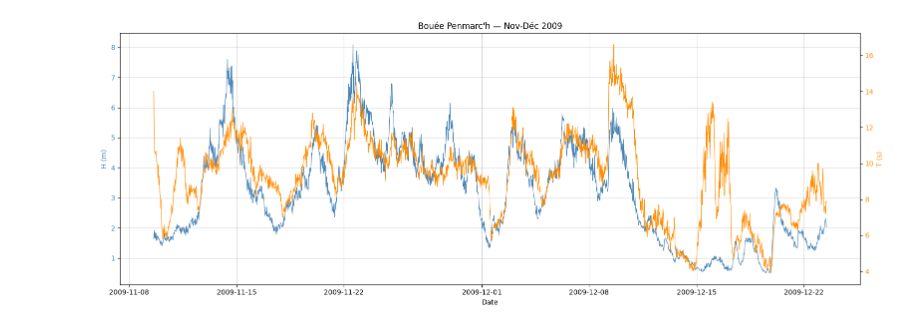
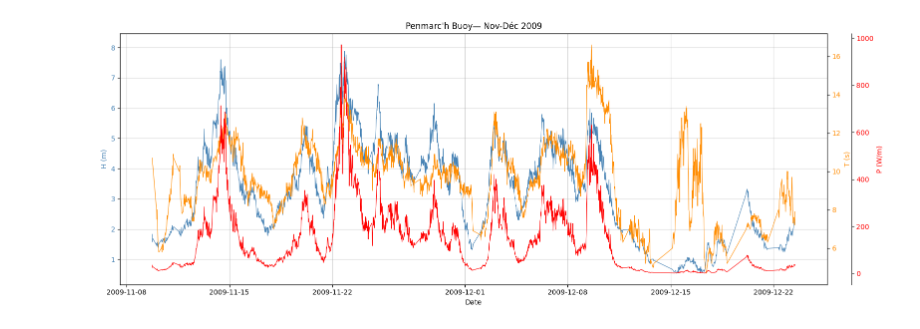
Before and after one commit to Kerhascoet/wave_project, a Jupyter notebook: notebooks/02_buoy_data.ipynb.ipynb, the cells around one changed output. Drawn from its saved outputs; the diff is of its cells as text; code cells hidden in the pictures.

```diff
--- a/notebooks/02_buoy_data.ipynb.ipynb
+++ b/notebooks/02_buoy_data.ipynb.ipynb
@@ -42,14 +149,27 @@ print(df.columns.tolist())  # liste des colonnes
 # Ici on a H13 pour H1/3, c'est la hauteur significative enregistrée par la bouée.
 # Ex : sur 100 vagues en 30 min la bouée va prendre les 33 + grande et fait la moyenne de ces vagues là
 # %%
-data = df[['DateHeure', 'H13D', 'TH13D']].copy()
+data = df_Ouest_SudOuest[['DateHeure', 'H13D', 'TH13D','THETAP']].copy()
 data = data.dropna()  # supprime les lignes avec NaN
 data = data.rename(columns={
-    'H13D' : 'H',   # hauteur significative (m) c'est H0 dans projet 1
+    'H13D' : 'H',   # hauteur de la vague à la profondeur h_bouée
     'TH13D': 'T'    # période (s)
 })
 
-print(f"Nombre de mesures valides : {len(data)}")
-print(f"Période couverte : {data['DateHeure'].min()} → {data['DateHeure'].max()}")
+temp_diff = data['DateHeure'].diff() # récupère toutes les différents écarts de mesures et les compte
+trous = temp_diff >= pd.Timedelta(hours=1) # Ici on créer la serie trous qui sera composée de True ou False
+data['groupes'] = trous.cumsum() # puis on créer la colonne groupes qui donne un numéro de groupe aux mesures de houles
+groupes_sizes = data.groupby('groupes')['DateHeure'].transform('count') # On regroupe les lignes par numéro de groupe puis on regarde,la colone DateHeure de chaque différents groupes
+# .transform('count') prend la taille du groupe et l'affecte à chaque lignes de ce groupe. Si le groupe 1 contient 45 mesures alors ces 45 lignes auront la valeur 45
+data = data[groupes_sizes >= 3].copy()
+
+# On ajoute une colone H0 (hauteur de vague en eaux profondes) et Puissance dans data pour les avoir sous le coude
+# On fait ça une fois qu'on à trier nos mesures, ça évite des calculs inutiles
+data['H0'] = [calcul_H0(T, h_bouée, H) for T, H in zip(data['T'], data['H'])]
+data['Puissance'] = [wave_power(T, h_bouée, H) for T, H in zip(data['T'], data['H'])]
+data['breaking_depth'] = [breaking_depth(T, H0) for T, H0 in zip(data['T'], data['H0'])]
+
+print(f"Nombre de mesures valides : {len(data)}\n")
+print(f"Période couverte : {data['DateHeure'].min()} - {data['DateHeure'].max()}\n")
 print(data.describe())  # statistiques de base
 # %% [output]
@@ -70,25 +196,39 @@ std                           NaN     1.623960     2.278124
 # %%
-import matplotlib.pyplot as plt
+
 
 fig, ax1 = plt.subplots(figsize=(16, 6))
 
 # Hauteur
 color = 'steelblue'
 ax1.set_xlabel('Date')
 ax1.set_ylabel('H (m)', color = color)
 line1 = ax1.plot(data['DateHeure'], data['H'], color=color, linewidth=0.8, label='Hauteur (H)')
 ax1.tick_params(axis='y', labelcolor=color)
 ax1.grid(alpha=0.5)
 
 # Période
 ax2 = ax1.twinx()
 color = 'darkorange'
 ax2.set_ylabel('T (s)', color=color)
 line2 = ax2.plot(data['DateHeure'], data['T'], color=color, linewidth=0.8, label='Période (T)')
 ax2.tick_params(axis='y', labelcolor=color)
 
-plt.title('Bouée Penmarc\'h — Nov-Déc 2009')
+# Power
+Powers = []
+for index, rows in data.iterrows() :
+    p = wave_power(rows['T'], h_bouée, rows['H']) # Attention, ici p est en W/m et non KW/m, on divise donc par 1000 por avoir des KW/m
+    Powers.append(p/1000)
+
+ax3 = ax1.twinx()
+ax3.spines['right'].set_position(('outward', 35))
+color = 'red'
+ax3.set_ylabel('P (W/m)', color=color)
+line2 = ax3.plot(data['DateHeure'], Powers, color=color, linewidth=0.8, label='Puissance (P)')
+ax3.tick_params(axis='y', labelcolor=color)
+
+plt.title('Penmarc\'h Buoy— Nov-Déc 2009')
 plt.tight_layout()
+plt.savefig("../figures/H_T_P_bouée_penmarc'h.png", dpi=150)
 plt.show()
 # %% [output]
-[figure, old version]
+[figure, new version]
```
Also changed, not shown: parts of 19 cells of this notebook, 8 other files.
